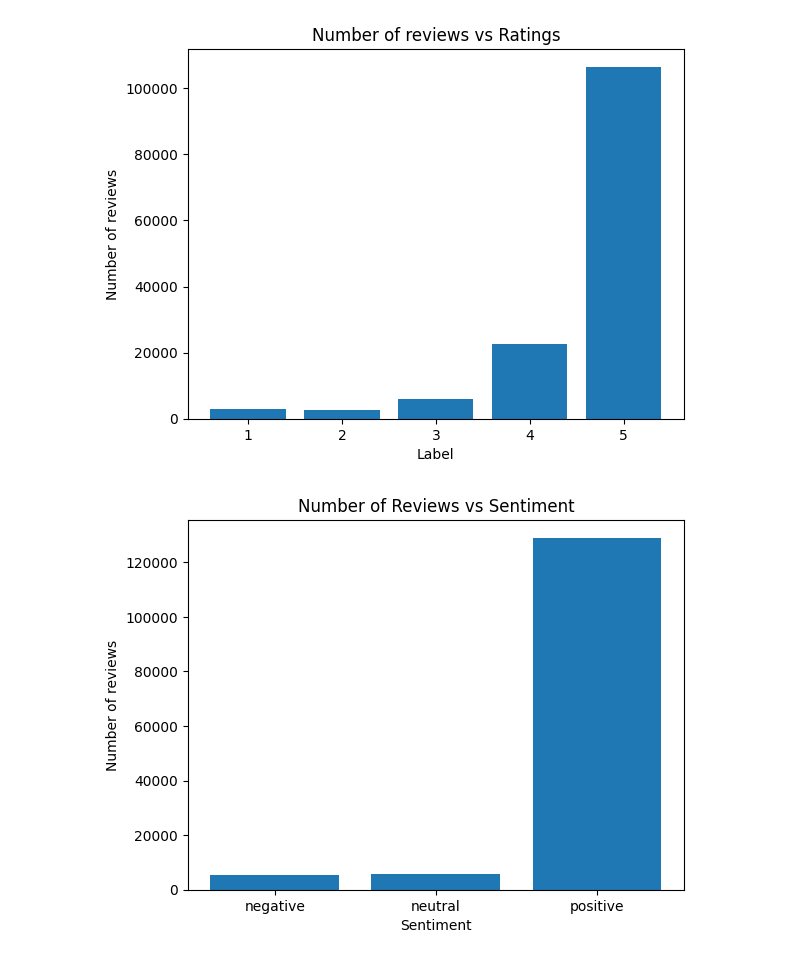
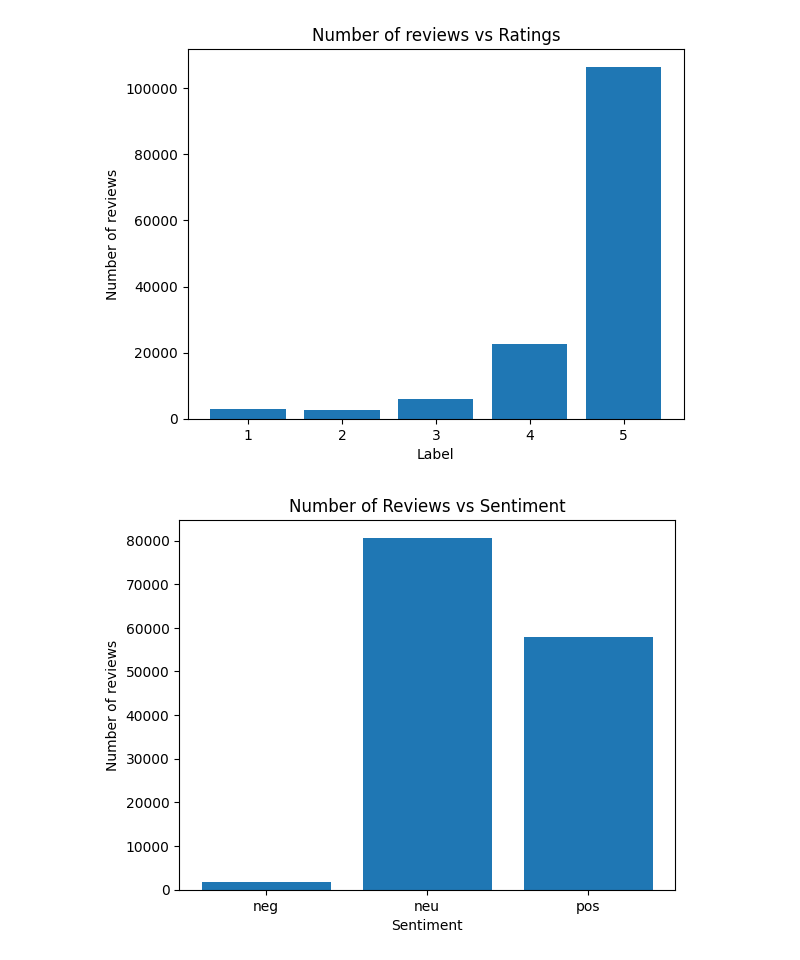
Before and after one commit to satwikkaushik/SentimentAnalysis, a Jupyter notebook: notebooks/Training.ipynb, the cells around one changed output. Drawn from its saved outputs; the diff is of its cells as text; code cells hidden in the pictures.

```diff
--- a/notebooks/Training.ipynb
+++ b/notebooks/Training.ipynb
@@ -55,0 +26,3 @@ dump(tfidf, 'tfidf_vectorizer.joblib')
+# %%
+# loading csv file
+df = pandas.read_csv("../data/reviews.csv", on_bad_lines="skip")
@@ -55,0 +59,4 @@ dump(tfidf, 'tfidf_vectorizer.joblib')
+# %%
+# reprocessing reviews
+df["Processed"] = df["Review"].apply(preprocessing)
+print(df.head()["Processed"])
@@ -55,0 +70,19 @@ dump(tfidf, 'tfidf_vectorizer.joblib')
+# %%
+# sentiment analysis using vader
+
+vader = SentimentIntensityAnalyzer()
+
+def analyze_sentiment(text):
+    # calculating polarity score
+    score = vader.polarity_scores(text)
+
+    # extracting only the 'neg', 'neu', 'pos'
+    relevant_scores = {k: score[k] for k in ('neg', 'neu', 'pos')}
+
+    # finding key with highest value
+    max_sentiment = max(relevant_scores, key=relevant_scores.get)
+    return max_sentiment
+# %%
+# applying rule based sentiment analysis(VADER)
+df["Sentiment"] = df["Processed"].apply(analyze_sentiment)
+print(df.head(5)["Sentiment"])
@@ -103,17 +160,14 @@ plt.show()
 # %% [output]
 [figure]
 # %%
-# Group by sentiment
-sentiment_counts = df.groupby("sentiment").size()
+# sentiment vs. no of reviews
+sentiment_counts = df.groupby("Sentiment").size()
 
-# Plotting
 plt.bar(sentiment_counts.index, sentiment_counts.values)
-
-# Adding labels and titles
 plt.xlabel("Sentiment")
 plt.ylabel("Number of reviews")
 plt.title("Number of Reviews vs Sentiment")
 
 plt.show()
 # %% [output]
-[figure, old version]
+[figure, new version]
```
Also changed, not shown: parts of 17 cells of this notebook, 11 other files.
